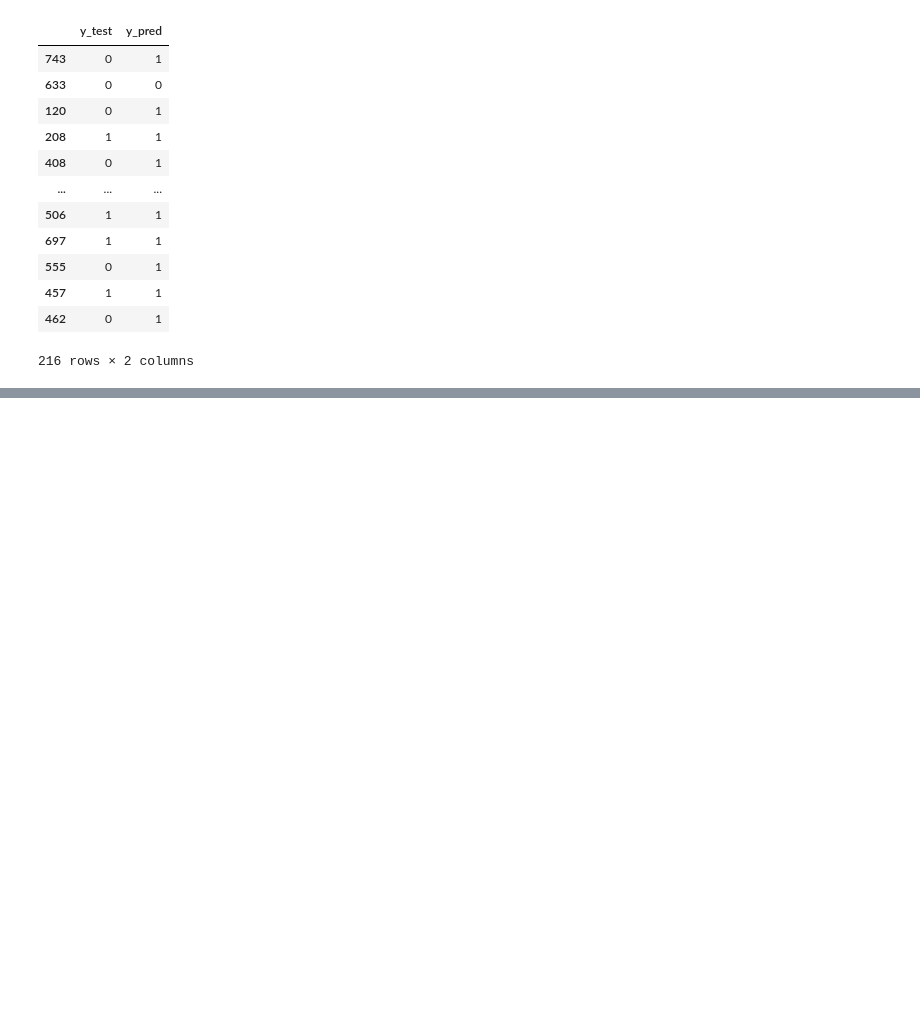
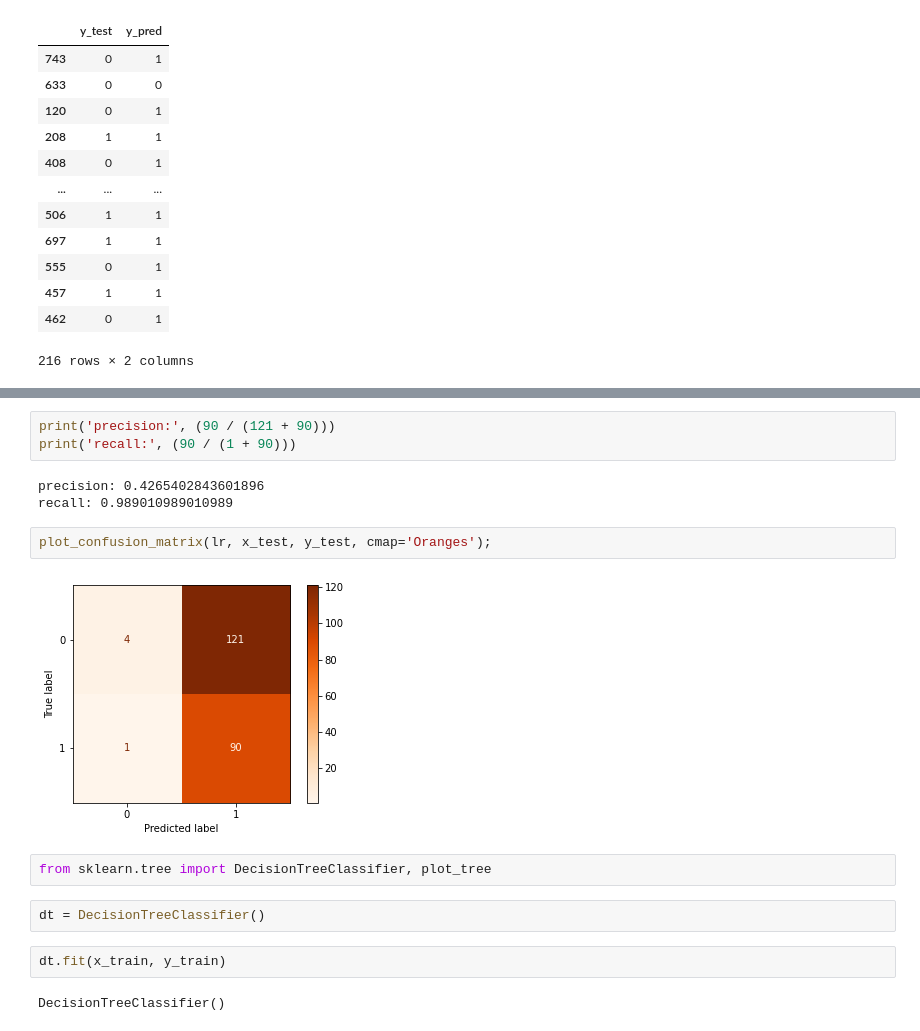
Before and after one commit to gabriel7268/Data-Science, a Jupyter notebook: Lets Code UFBA/Gabarito_01_Análise_de_dados.ipynb, the cells around one changed output, grey strips where cells are left out. Cells and saved outputs as stored; diff of their text form; blank space fills up the shorter version.

```diff
--- a/Lets Code UFBA/Gabarito_01_Análise_de_dados.ipynb
+++ b/Lets Code UFBA/Gabarito_01_Análise_de_dados.ipynb
@@ -530,0 +565,18 @@ chris albon
+# %%
+print('precision:', (90 / (121 + 90)))
+print('recall:', (90 / (1 + 90)))
+# %% [output]
+precision: 0.4265402843601896
+recall: 0.989010989010989
+# %%
+plot_confusion_matrix(lr, x_test, y_test, cmap='Oranges');
+# %% [output]
+[figure, added]
+# %%
+from sklearn.tree import DecisionTreeClassifier, plot_tree
+# %%
+dt = DecisionTreeClassifier()
+# %%
+dt.fit(x_train, y_train)
+# %% [output]
+DecisionTreeClassifier()
```
Also changed, not shown: parts of 66 cells of this notebook.
